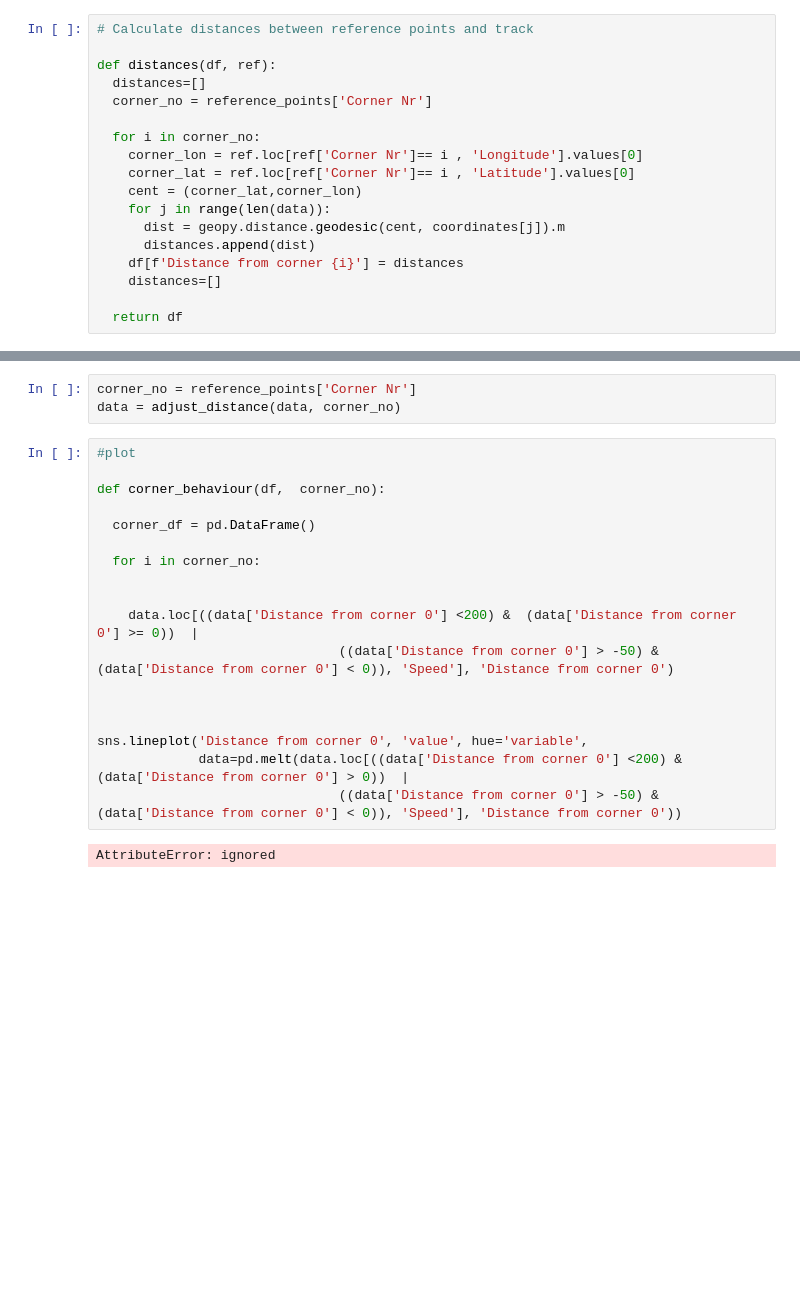
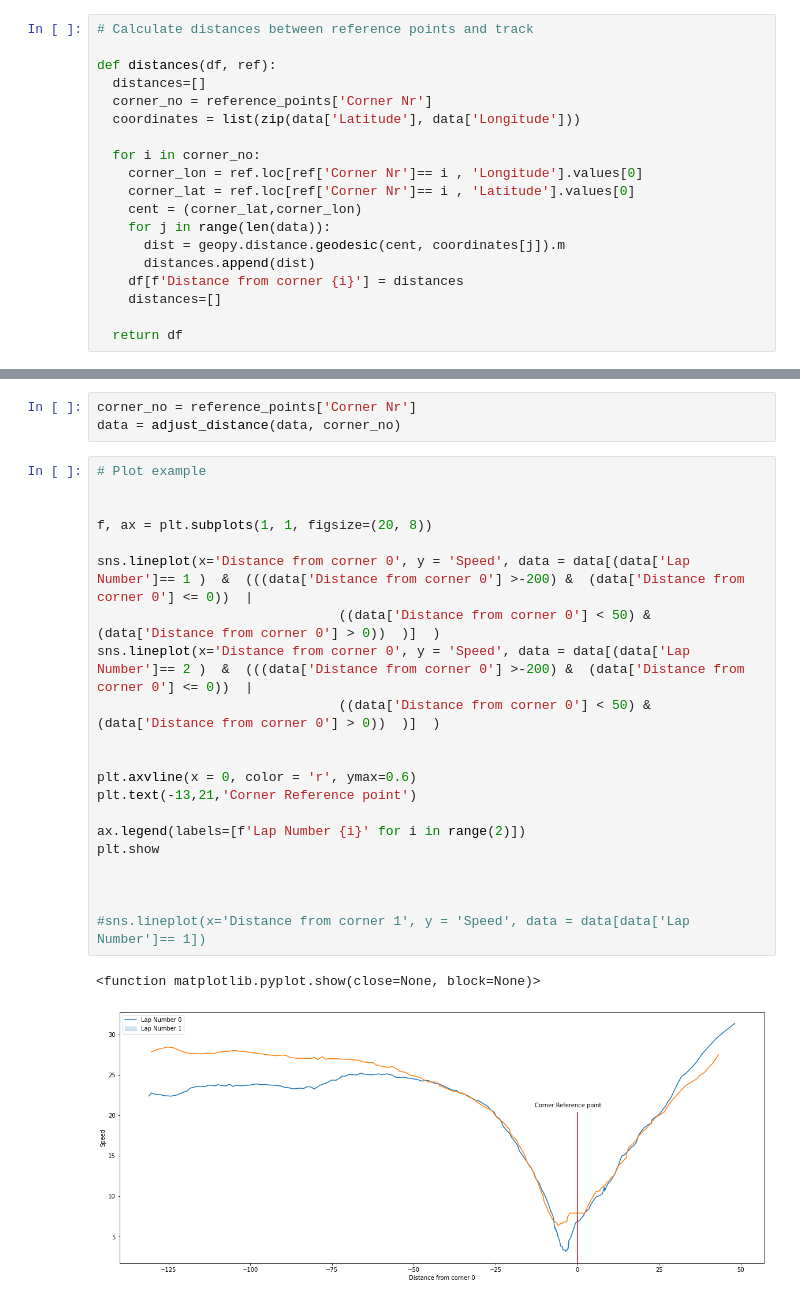
Before and after one commit to pyagoubi/Motorcycle-data, a Jupyter notebook: Motorcycle.ipynb, the cells around one changed output, grey strips where cells are left out. Saved outputs shown, nothing was run; the diff lists cells and outputs as text; blank space fills up the shorter version.

```diff
--- a/Motorcycle.ipynb
+++ b/Motorcycle.ipynb
@@ -148,6 +162,7 @@ Breaking points are considered local speed minima within a range of *proximity*
 def distances(df, ref):
   distances=[]
   corner_no = reference_points['Corner Nr']
+  coordinates = list(zip(data['Latitude'], data['Longitude']))
 
   for i in corner_no:
     corner_lon = ref.loc[ref['Corner Nr']== i , 'Longitude'].values[0]
@@ -178,22 +193,26 @@ def adjust_distance(df, corner_no):
 corner_no = reference_points['Corner Nr']
 data = adjust_distance(data, corner_no)
 # %%
-#plot
-
-def corner_behaviour(df,  corner_no):
-
-  corner_df = pd.DataFrame()
-
-  for i in corner_no:
+# Plot example
 
 
-    data.loc[((data['Distance from corner 0'] <200) &  (data['Distance from corner 0'] >= 0))  |
-                               ((data['Distance from corner 0'] > -50) &  (data['Distance from corner 0'] < 0)), 'Speed'], 'Distance from corner 0')
+f, ax = plt.subplots(1, 1, figsize=(20, 8))
+
+sns.lineplot(x='Distance from corner 0', y = 'Speed', data = data[(data['Lap Number']== 1 )  &  (((data['Distance from corner 0'] >-200) &  (data['Distance from corner 0'] <= 0))  |
+                               ((data['Distance from corner 0'] < 50) &  (data['Distance from corner 0'] > 0))  )]  )
+sns.lineplot(x='Distance from corner 0', y = 'Speed', data = data[(data['Lap Number']== 2 )  &  (((data['Distance from corner 0'] >-200) &  (data['Distance from corner 0'] <= 0))  |
+                               ((data['Distance from corner 0'] < 50) &  (data['Distance from corner 0'] > 0))  )]  )
+
+
+plt.axvline(x = 0, color = 'r', ymax=0.6)
+plt.text(-13,21,'Corner Reference point')
+
+ax.legend(labels=[f'Lap Number {i}' for i in range(2)])
+plt.show
 
 
 
-sns.lineplot('Distance from corner 0', 'value', hue='variable',
-             data=pd.melt(data.loc[((data['Distance from corner 0'] <200) &  (data['Distance from corner 0'] > 0))  |
-                               ((data['Distance from corner 0'] > -50) &  (data['Distance from corner 0'] < 0)), 'Speed'], 'Distance from corner 0'))
+#sns.lineplot(x='Distance from corner 1', y = 'Speed', data = data[data['Lap Number']== 1])
 # %% [output]
-AttributeError: ignored
+<function matplotlib.pyplot.show(close=None, block=None)>
+[figure, added]
```
Also changed, not shown: parts of 12 cells of this notebook.
